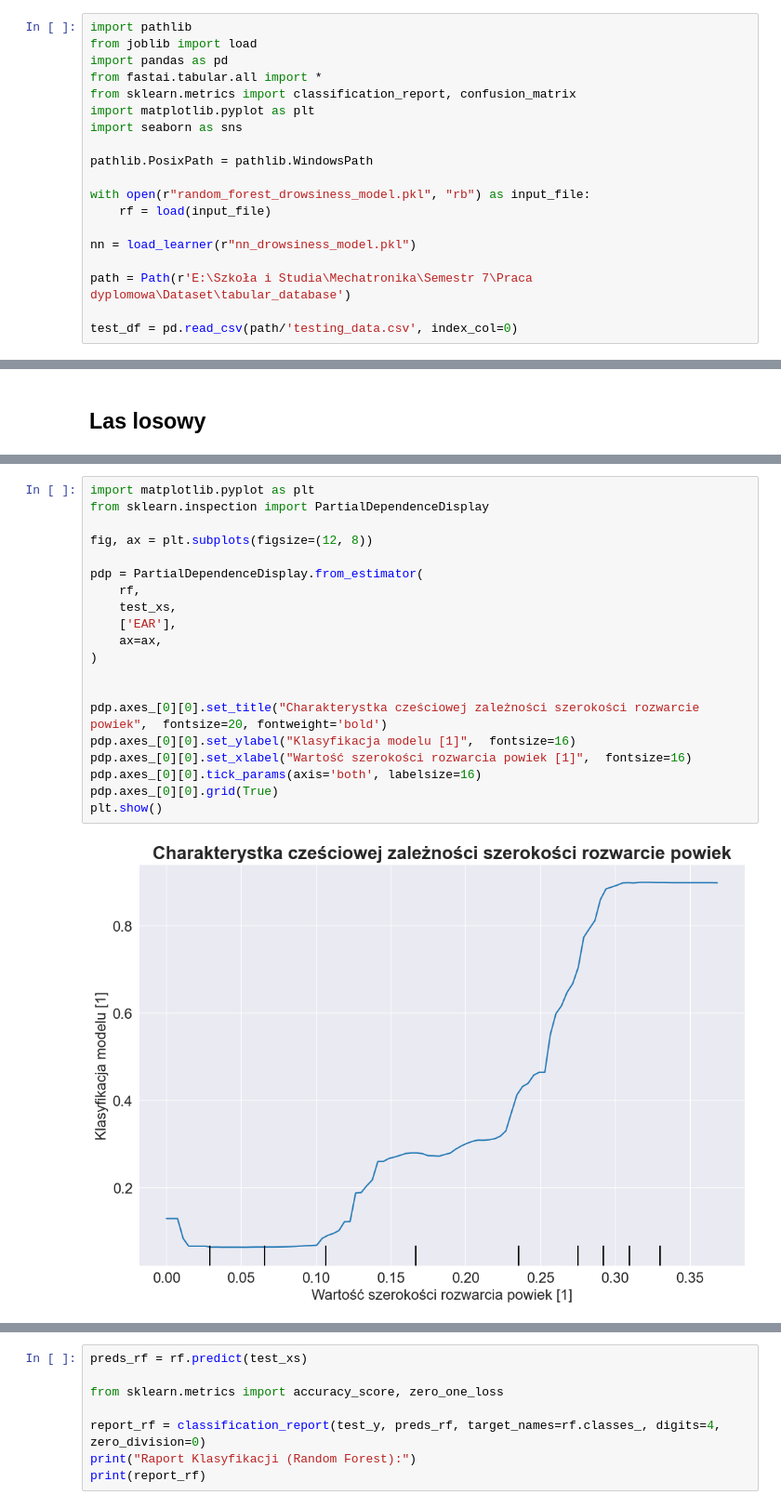
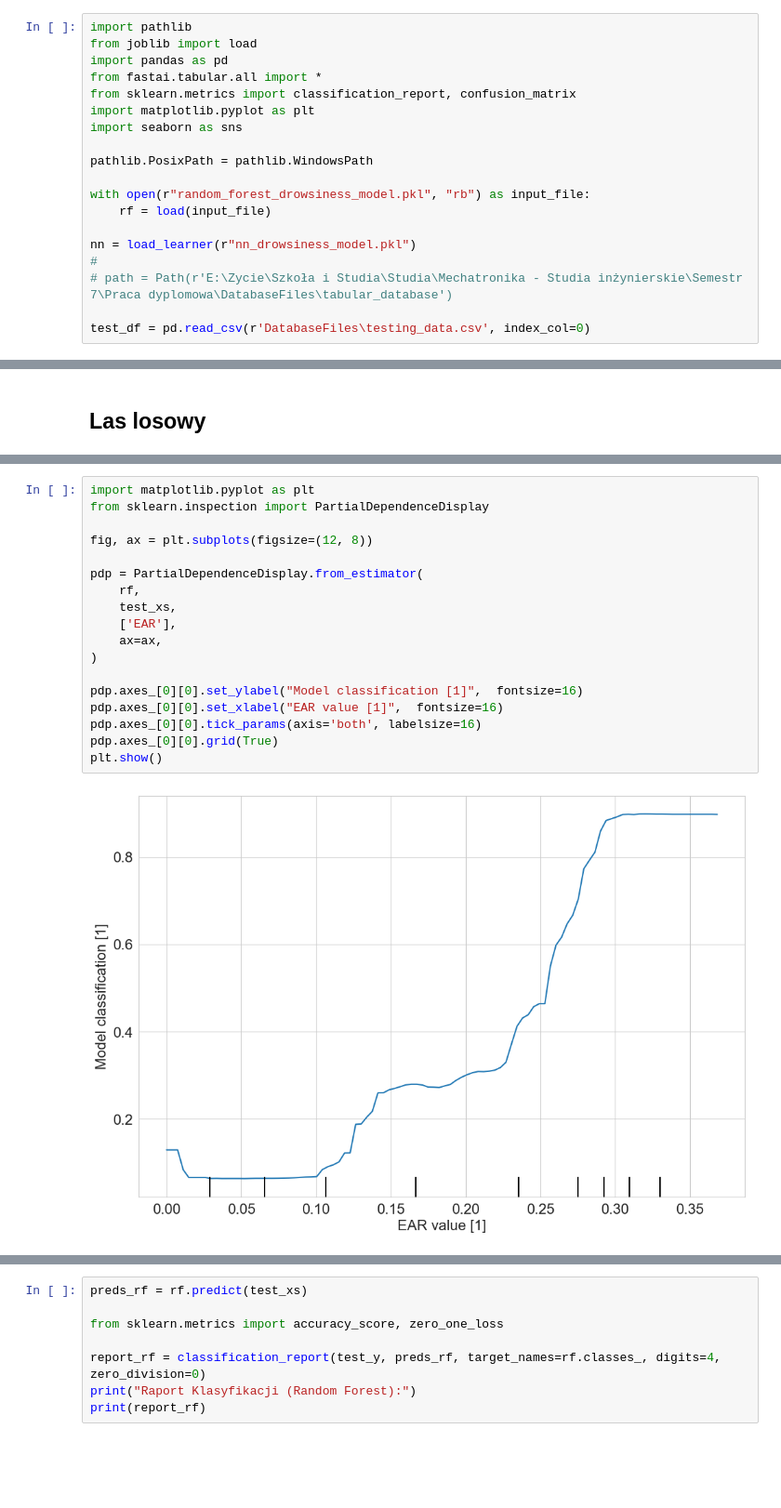
Before and after one commit to AdrianPanasiewicz/Drowsiness_detection_system, a Jupyter notebook: Workspace/Models/validating_on_test_dataset.ipynb, the cells around one changed output, grey strips where cells are left out. Shown at 93% size. Drawn from its saved outputs; the diff is of its cells as text; blank space fills up the shorter version.

```diff
--- a/Workspace/Models/validating_on_test_dataset.ipynb
+++ b/Workspace/Models/validating_on_test_dataset.ipynb
@@ -15,10 +15,10 @@ with open(r"random_forest_drowsiness_model.pkl", "rb") as input_file:
     rf = load(input_file)
 
 nn = load_learner(r"nn_drowsiness_model.pkl")
+#
+# path = Path(r'E:\Zycie\Szkoła i Studia\Studia\Mechatronika - Studia inżynierskie\Semestr 7\Praca dyplomowa\DatabaseFiles\tabular_database')
 
-path = Path(r'E:\Szkoła i Studia\Mechatronika\Semestr 7\Praca dyplomowa\Dataset\tabular_database')
-
-test_df = pd.read_csv(path/'testing_data.csv', index_col=0)
+test_df = pd.read_csv(r'DatabaseFiles\testing_data.csv', index_col=0)
 # %% [markdown]
 # Przygotowanie danych
 # %%
@@ -83,25 +82,23 @@ plt.show()
 # %%
 import matplotlib.pyplot as plt
 from sklearn.inspection import PartialDependenceDisplay
 
 fig, ax = plt.subplots(figsize=(12, 8))
 
 pdp = PartialDependenceDisplay.from_estimator(
     rf,
     test_xs,
     ['EAR'],
     ax=ax,
 )
 
-
-pdp.axes_[0][0].set_title("Charakterystka cześciowej zależności szerokości rozwarcie powiek",  fontsize=20, fontweight='bold')
-pdp.axes_[0][0].set_ylabel("Klasyfikacja modelu [1]",  fontsize=16)
-pdp.axes_[0][0].set_xlabel("Wartość szerokości rozwarcia powiek [1]",  fontsize=16)
+pdp.axes_[0][0].set_ylabel("Model classification [1]",  fontsize=16)
+pdp.axes_[0][0].set_xlabel("EAR value [1]",  fontsize=16)
 pdp.axes_[0][0].tick_params(axis='both', labelsize=16)
 pdp.axes_[0][0].grid(True)
 plt.show()
 # %% [output]
-[figure, old version]
+[figure, new version]
 # %%
 fig, ax = plt.subplots(figsize=(12, 8))
 
```
Also changed, not shown: parts of 6 cells of this notebook.
